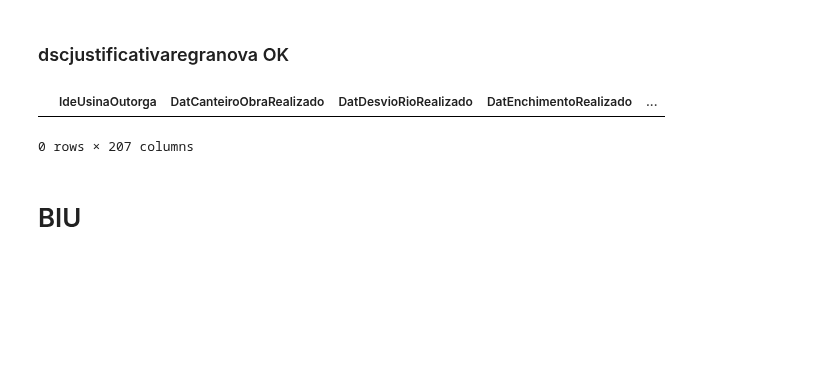
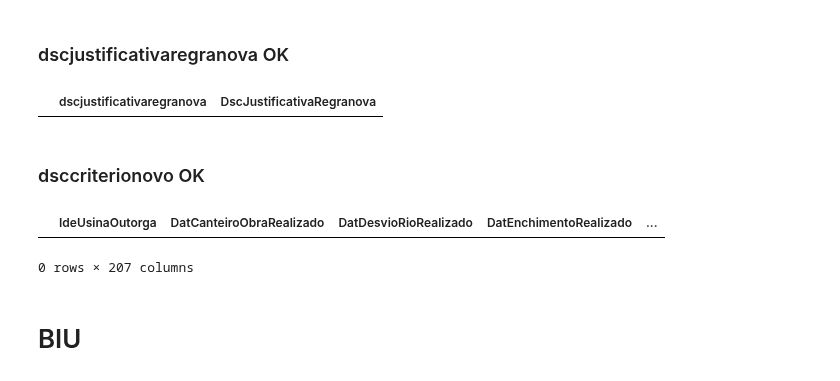
Before and after one commit to Vinicius667/Previsor, a Jupyter notebook: App/Previsor_teste3.ipynb, the cells around one changed output. Drawn from its saved outputs; the diff is of its cells as text; code cells hidden in the pictures; blank space fills up the shorter version.

```diff
--- a/App/Previsor_teste3.ipynb
+++ b/App/Previsor_teste3.ipynb
@@ -352,7 +370,7 @@ ug_rapeel = pd.read_parquet(os.path.join(directory,"vrapeeloperacaoug.gzip"))[co
 ug_rapeel = ug_rapeel.loc[ug_rapeel.groupby(['IdeUsinaOutorga','NumOperacaoUg']).DthEnvio.idxmax()]
 # %%
 df_ug = pd.merge(df_usina,monitoramentoug,on="IdeUsinaOutorga",how='left')
-df_ug = pd.merge(df_ug,ug_rapeel,on=ide_ug,how='left')
+df_ug = pd.merge(df_ug,ug_rapeel,on=list_id_ug,how='left')
 df_ug = df_ug.loc[df_ug.DatLiberOpComerRealizado.isna()].reset_index(drop=True)
 # %%
 previsao_path = os.path.join(get_standard_folder_path("Documents"),r"Previsor\Previsoes")
@@ -369,30 +387,43 @@ for col in ['SigTipoGeracao','DatMonitoramento','DatInicioObraOutorgado','DatPre
     if col in calculo_previsao.columns:
         calculo_previsao.drop([col],inplace=True,axis=1)
 # %%
-df_ug = pd.merge(df_ug,calculo_previsao,on=ide_ug,how="left")
+df_ug = pd.merge(df_ug,calculo_previsao,on=list_id_ug,how="left")
 # %% [markdown]
 ##  Cria colunas com definições e regras
 # %%
 ################################ regra_antiga ################################
 df_ug.loc[(df_ug['IdcSemPrevisao'] == "Sim"),'regra_antiga'] = pd.NA
+
 df_ug.loc[(df_ug['criterio'] == 0) & (df_ug['FASE'] != "OT"),'regra_antiga'] = df_ug[['Previsao_OC','Dat_OC_obrigacao']].max(axis=1)
+
 df_ug.loc[(df_ug['criterio'] == 0) & (df_ug['FASE'] == "OT") & (df_ug['flagOPTeste30dias'] == 1),'regra_antiga'] = ( hoje +pd.Timedelta(60,'D'))
+
 df_ug.loc[(df_ug['criterio'] == 0) & (df_ug['FASE'] == "OT"),'regra_antiga'] = df_ug['Previsao_OC']
+
 df_ug.loc[( (df_ug['criterio'] == 1) | (df_ug['criterio'] == 2)) & ( (df_ug['IdcObraParalisada'] == "Sim")),'regra_antiga'] = df_ug[['DatPrevistaComercial','Dat_OC_obrigacao']].max(axis=1)
+
 df_ug.loc[( (df_ug['criterio'] == 1) | (df_ug['criterio'] == 2)) & ( (df_ug['IdcObraParalisada'] == "Não")),'regra_antiga'] = df_ug[['DatPrevistaComercial','Previsao_OC']].max(axis=1)
+
 df_ug.loc[(df_ug['criterio'] >= 3) & ( (df_ug['IdcObraParalisada'] == "Sim")),'regra_antiga'] = df_ug[['DatPrevistaComercial','Dat_OC_obrigacao']].max(axis=1)
+
 df_ug.loc[df_ug['criterio'] >= 3 & ( (df_ug['IdcObraParalisada'] == "Não")),'regra_antiga'] = df_ug[['DatPrevistaComercial','Previsao_OC','Dat_OC_obrigacao']].max(axis=1)
 
 
 ################################ regrapmo ################################
 df_ug.loc[(df_ug['IdcSemPrevisao'] == "Sim"),'regrapmo'] =  pd.NA
+
 df_ug.loc[(df_ug['criterio'] == 0) & (df_ug['FASE'] != "OT"),'regrapmo'] = df_ug[['DatPrevistaComercial','Previsao_OC']].max(axis=1)
+
 df_ug.loc[(df_ug['criterio'] == 0) & (df_ug['FASE'] == "OT") & (df_ug['flagOPTeste30dias'] == 1),'regrapmo'] = ( hoje + pd.Timedelta(60,'D'))
+
 df_ug.loc[(df_ug['criterio'] == 0) & (df_ug['FASE'] == "OT"),'regrapmo'] = df_ug['Previsao_OC']
+
 df_ug.loc[( (df_ug['criterio'] == 8) ),'regrapmo'] = df_ug[['DatPrevistaComercial','Dat_OC_obrigacao']].max(axis=1)
+
 df_ug.loc[( (df_ug['criterio'] == 1) | (df_ug['criterio'] == 2)) & ( (df_ug['IdcObraParalisada'] == "Não")),'regrapmo'] = df_ug[['DatPrevistaComercial','Dat_OC_obrigacao','Previsao_OC']].max(axis=1)
 
 df_ug["Dummy"] = hoje + pd.Timedelta(3*365,'D')
+
 df_ug.loc[(df_ug['criterio'] == 3),'regrapmo'] = df_ug[['DatPrevistaComercial','Dat_OC_obrigacao','Previsao_OC','Dummy']].max(axis=1)
 
 df_ug["Dummy"] = hoje + pd.Timedelta(4*365,'D')
@@ -442,24 +473,22 @@ list_condicoes = [
 
 list_values = [
     "Usina Viabilidade Baixa análise da fiscalização",
-    "Usina em obras == Previsão OC maior entre data calculada e data RAPEEL",
+    "Usina em obras = Previsão OC maior entre data calculada e data RAPEEL",
     "Usina em Teste há mais de 30 dias = Previsão OC próximos 60 dias",
     "Usina em Teste = Previsão OC conforme data calculada",
     "Usina sem obras com PPA = Previsão OC maior entre data calculada, data RAPEEL e data compromisso",
     "Usina sem obras com CUST = Previsão OC maior entre data calculada, data RAPEEL e data compromisso",
-    "Usina sem obras, sem cust, sem PPA e com LI = Previsão OC handicap de 5 anos",
-    "Usina sem obras, com cust, sem PPA e sem LI = Previsão OC handicap de 5 anos",
-    "Usina sem obras, sem cust, sem PPA e sem LI = Previsão OC handicap de 5 anos",
-    "Usina sem obras, sem PPA e sem RAPEEL = Previsão OC handicap de 5 anos",
-    "Usina sem LP = Previsão OC sem previsão","Usina obras paralisadas == Previsão OC maior entre data RAPEEL e data compromisso"
+    "Usina sem obras, sem cust, sem PPA e com LI  = Previsão OC handicap de 5 anos",
+    "Usina sem obras, com cust, sem PPA e sem LI  = Previsão OC handicap de 5 anos",
+    "Usina sem obras, sem cust, sem PPA e sem LI  = Previsão OC handicap de 5 anos",
+    "Usina sem obras, sem PPA e sem RAPEEL  = Previsão OC handicap de 5 anos",
+    "Usina sem LP = Previsão OC sem previsão","Usina obras paralisadas = Previsão OC maior entre data RAPEEL e data compromisso"
 ]
-
-
 df_ug['dsccriterionovo'] = np.select(list_condicoes,list_values)
 
 
 ################################ regranovapmo ################################
-df_ug.loc[(df_ug['IdcSemPrevisao'] == "Sim"),'regranovapmo'] = pd.NA
+df_ug.loc[(df_ug['criterio_novo'] == 9),'regranovapmo'] = pd.NA
 
 df_ug.loc[(df_ug['criterio_novo'] == 0) & (df_ug['FASE'] != "OT"),'regranovapmo'] = df_ug[['DatPrevistaComercial','Previsao_OC']].max(axis=1)
 
@@ -577,7 +606,6 @@ df_ug.loc[(df_ug.criterio_pmo_ts_max_usina== 7),'dscjustificativaregra'] = "Sem
 
 
 ################################ dscjustificativaregranova ################################
-
 list_condicoes = [
     (df_ug['criterionovopmo'] == 9),
     (df_ug['criterionovopmo'] == 8),
@@ -622,10 +653,19 @@ df_ug["PY"] = True
 # %%
 criterios_da_previsao_sas.DscJustificativaPMO = criterios_da_previsao_sas.DscJustificativaPMO.str.replace('_x0020_',' ')
 criterios_da_previsao_sas.DscJustificativaPMO = criterios_da_previsao_sas.DscJustificativaPMO.str.replace('_x002F_','/')
+
 criterios_da_previsao_sas.DscJustificativaRegranova = criterios_da_previsao_sas.DscJustificativaRegranova.str.replace('_x0020_',' ')
 criterios_da_previsao_sas.DscJustificativaRegranova = criterios_da_previsao_sas.DscJustificativaRegranova.str.replace('_x002F_','/')
 criterios_da_previsao_sas.DscJustificativaRegranova = criterios_da_previsao_sas.DscJustificativaRegranova.str.replace('_x0028_','(')
 criterios_da_previsao_sas.DscJustificativaRegranova = criterios_da_previsao_sas.DscJustificativaRegranova.str.replace('_x0029_',')')
+
+criterios_da_previsao_sas.DscCriterioNovo = criterios_da_previsao_sas.DscCriterioNovo.str.replace('_x0020_',' ')
+criterios_da_previsao_sas.DscCriterioNovo = criterios_da_previsao_sas.DscCriterioNovo.str.replace('_x002F_','/')
+criterios_da_previsao_sas.DscCriterioNovo = criterios_da_previsao_sas.DscCriterioNovo.str.replace('_x0028_','(')
+criterios_da_previsao_sas.DscCriterioNovo = criterios_da_previsao_sas.DscCriterioNovo.str.replace('_x0029_',')')
+
+criterios_da_previsao_sas.DscCriterioNovo = criterios_da_previsao_sas.DscCriterioNovo.str.replace('_x003D_','=')
+criterios_da_previsao_sas.DscCriterioNovo = criterios_da_previsao_sas.DscCriterioNovo.str.replace('_x002C_', ',')
 # %%
 merge = pd.merge(df_ug,criterios_da_previsao_sas,on=['IdeUsinaOutorga','NumOperacaoUg'],suffixes=('_py','_sas'),how='outer')
 merge['OC_diff'] = merge.Previsao_OC - merge.CalculoPrevisorOC_mx
@@ -668,10 +708,16 @@ merge[merge.criterio_sas != merge.criterio_py].shape
 # %% [markdown]
 ### dscjustificativaregranova OK
 # %%
-merge[merge.dscjustificativaregranova != merge.DscJustificativaRegranova]
+merge[merge.dscjustificativaregranova != merge.DscJustificativaRegranova][['dscjustificativaregranova','DscJustificativaRegranova']]
 # %% [output]
-|  | IdeUsinaOutorga | DatCanteiroObraRealizado | DatDesvioRioRealizado | DatEnchimentoRealizado | ... |
+|  | dscjustificativaregranova | DscJustificativaRegranova |
-0 rows × 207 columns
+# %% [markdown]
+### dsccriterionovo OK
+# %%
+merge[merge.dsccriterionovo != merge.DscCriterioNovo]
+# %% [output]
+|  | IdeUsinaOutorga | DatCanteiroObraRealizado | DatDesvioRioRealizado | DatEnchimentoRealizado | ... |
+0 rows × 207 columns
 # %% [markdown]
 # BIU
 # %%
```
Also changed, not shown: parts of 9 cells of this notebook, 1 other file.
